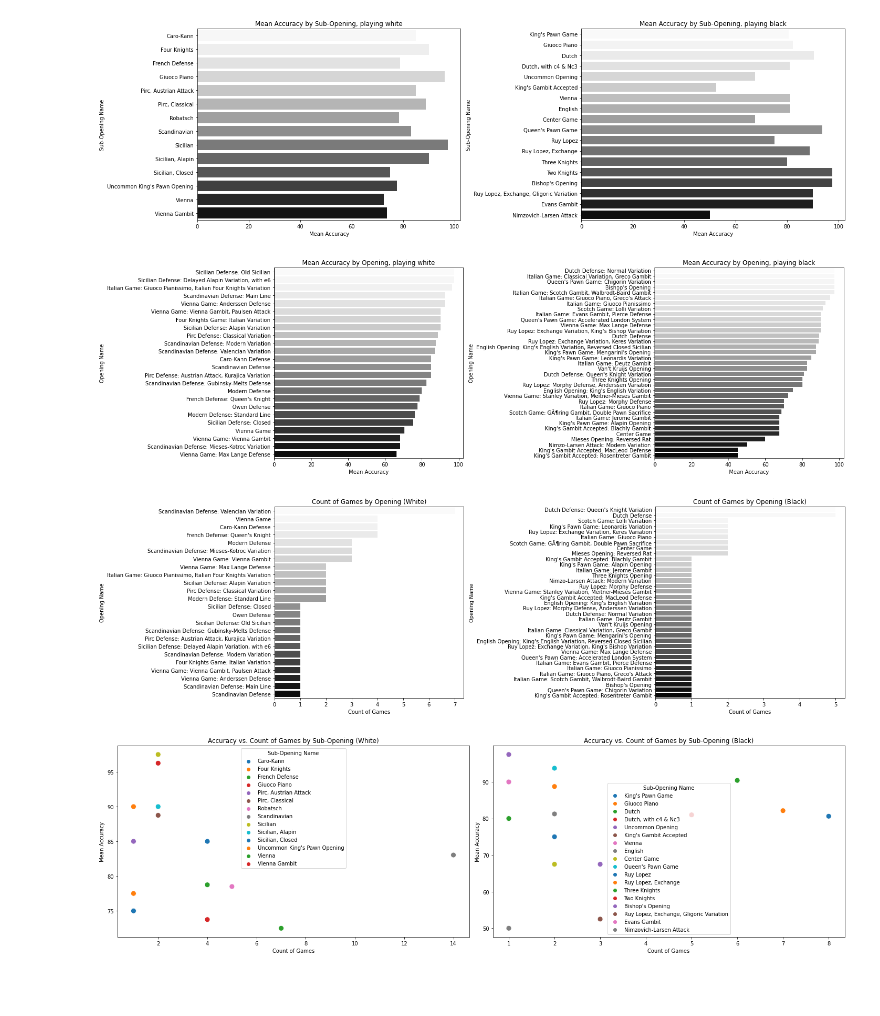
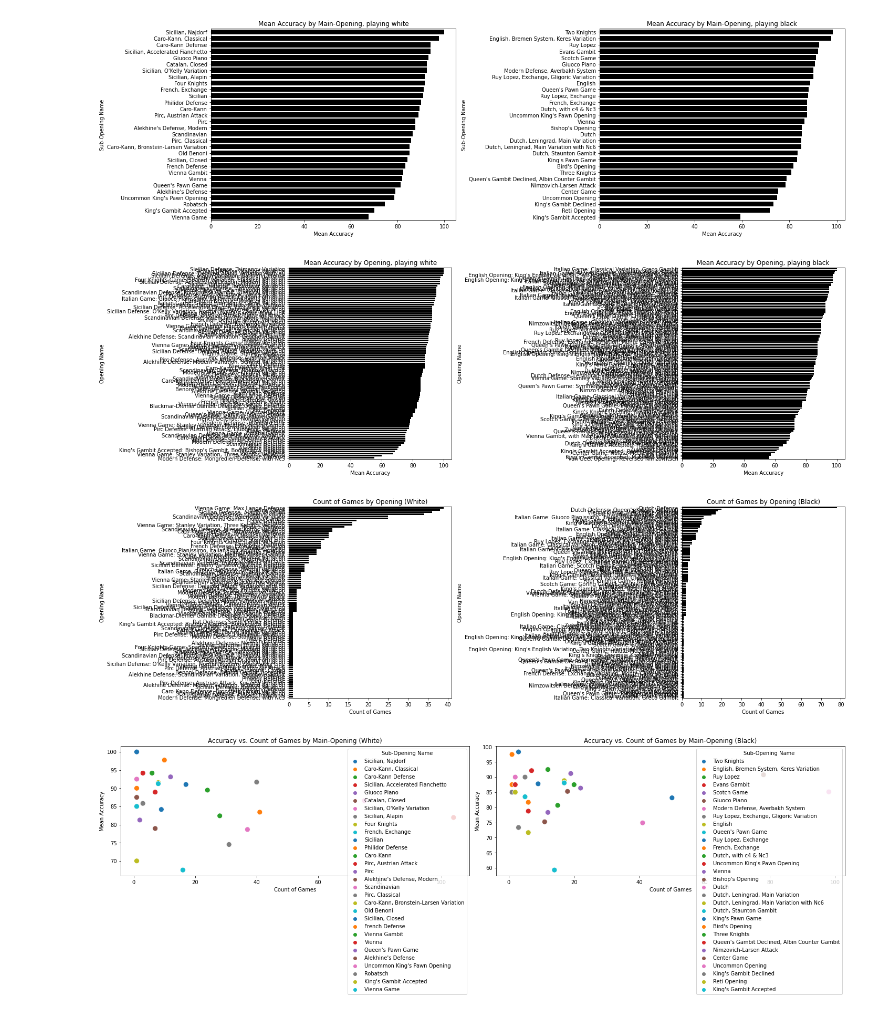
Before and after one commit to aobermuhlner/BigData_Chess_Project, a Jupyter notebook: notebooks/Visualizer.ipynb, the cells around one changed output. Cells and saved outputs as stored; diff of their text form; code cells hidden in the pictures; blank space fills up the shorter version.

```diff
--- a/notebooks/Visualizer.ipynb
+++ b/notebooks/Visualizer.ipynb
@@ -14,12 +14,9 @@ import matplotlib.pyplot as plt
 import seaborn as sns
 # %%
 # laod in games
-games = pd.read_json("../../testData/games.json", orient='records', lines=True)
-with open("../../testData/games_analysis.json", "r") as file:
+games = pd.read_json("../../testData/games_1000.json", orient='records', lines=True)
+with open("../../testData/games_analysis_1000.json", "r") as file:
     games_analysis = json.load(file)
 games_analysis = [pd.DataFrame(records) for records in games_analysis]
-
-# laod in eco
-games = pd.read_json("../../testData/ECO.csv", orient='records', lines=True)
 # %%
 eco = pd.read_csv("../../testData/ECO.csv")
@@ -101,10 +118,10 @@ https://lichess.org/W4qIfyPj#4
 # %%
-games_white = games[0:100][games['player_color'] == "White"]
+games_white = games[0:1000][games['player_color'] == "White"]
 agg_color_opening = games_white.groupby(['player_color', 'opening_name']).size().reset_index(name='count')
 agg_color_opening_score = games_white.groupby(['opening_name', 'score']).size().reset_index(name='count')
 
 
-games_black = games[0:100][games['player_color'] == "Black"]
+games_black = games[0:1000][games['player_color'] == "Black"]
 agg_color_opening = games_black.groupby(['player_color', 'opening_name']).size().reset_index(name='count')
 agg_color_opening_score = games_black.groupby(['opening_name', 'score']).size().reset_index(name='count')
 
@@ -161,36 +178,39 @@ b_agg_accuracy_main_opening = b_agg_accuracy_main_opening.sort_values('count', a
 agg_accuracy_opening = agg_accuracy_opening.sort_values('mean_accuracy', ascending=False)
 agg_accuracy_opening_black = agg_accuracy_opening_black.sort_values('mean_accuracy', ascending=False)
 
+w_agg_accuracy_main_opening = w_agg_accuracy_main_opening.sort_values('mean_accuracy', ascending=False)
+b_agg_accuracy_main_opening = b_agg_accuracy_main_opening.sort_values('mean_accuracy', ascending=False)
+
+
 fig, (ax1, ax2) = plt.subplots(1, 2, figsize=(20, 6))
 
 # Plot for playing white, using 'sub_opening_name'
-sns.barplot(x='mean_accuracy', y='sub_opening_name', data=w_agg_accuracy_main_opening, palette='Greys', ax=ax1)
-ax1.set_title('Mean Accuracy by Sub-Opening, playing white')
+sns.barplot(x='mean_accuracy', y='sub_opening_name', data=w_agg_accuracy_main_opening, color='black', ax=ax1)
+ax1.set_title('Mean Accuracy by Main-Opening, playing white')
 ax1.set_xlabel('Mean Accuracy')
 ax1.set_ylabel('Sub-Opening Name')
 
 # Plot for playing black, using 'sub_opening_name'
-sns.barplot(x='mean_accuracy', y='sub_opening_name', data=b_agg_accuracy_main_opening, palette='Greys', ax=ax2)
-ax2.set_title('Mean Accuracy by Sub-Opening, playing black')
+sns.barplot(x='mean_accuracy', y='sub_opening_name', data=b_agg_accuracy_main_opening, color='black', ax=ax2)
+ax2.set_title('Mean Accuracy by Main-Opening, playing black')
 ax2.set_xlabel('Mean Accuracy')
 ax2.set_ylabel('Sub-Opening Name')
 
 plt.tight_layout()
 plt.show()
-
 #PLOTS WHITE
 
 agg_accuracy_opening = agg_accuracy_opening.sort_values('mean_accuracy', ascending=False)
 agg_accuracy_opening_black = agg_accuracy_opening_black.sort_values('mean_accuracy', ascending=False)
 fig, (ax1, ax2) = plt.subplots(1, 2, figsize=(20, 6))
 
-sns.barplot(x='mean_accuracy', y='opening_name', data=agg_accuracy_opening, palette='Greys', ax=ax1)
+sns.barplot(x='mean_accuracy', y='opening_name', data=agg_accuracy_opening, color='black', ax=ax1)
 ax1.set_title('Mean Accuracy by Opening, playing white')
 ax1.set_xlabel('Mean Accuracy')
 ax1.set_ylabel('Opening Name')
 
 black_palette = sns.light_palette("black", reverse=True, as_cmap=False)
-sns.barplot(x='mean_accuracy', y='opening_name', data=agg_accuracy_opening_black, palette='Greys', ax=ax2)
+sns.barplot(x='mean_accuracy', y='opening_name', data=agg_accuracy_opening_black, color='black', ax=ax2)
 ax2.set_title('Mean Accuracy by Opening, playing black')
 ax2.set_xlabel('Mean Accuracy')
 ax2.set_ylabel('Opening Name')
@@ -204,42 +224,42 @@ agg_accuracy_opening_black = agg_accuracy_opening_black.sort_values('count', asc
 fig, (ax1, ax2) = plt.subplots(1, 2, figsize=(20, 6))
 
 # Plot for white
-sns.barplot(x='count', y='opening_name', data=agg_accuracy_opening, palette='Greys', ax=ax1)
+sns.barplot(x='count', y='opening_name', data=agg_accuracy_opening, color='black', ax=ax1)
 ax1.set_title('Count of Games by Opening (White)')
 ax1.set_xlabel('Count of Games')
 ax1.set_ylabel('Opening Name')
 
 # Plot for black
-sns.barplot(x='count', y='opening_name', data=agg_accuracy_opening_black, palette='Greys', ax=ax2)
+sns.barplot(x='count', y='opening_name', data=agg_accuracy_opening_black, color='black', ax=ax2)
 ax2.set_title('Count of Games by Opening (Black)')
 ax2.set_xlabel('Count of Games')
 ax2.set_ylabel('Opening Name')
 
 plt.tight_layout()
 plt.show()
 
 
 # Scatterplot Amount of games and accuracy for grouped openings
 fig, (ax1, ax2) = plt.subplots(1, 2, figsize=(20, 6))
 
 # Scatter plot for playing white, with colors representing different sub-openings
 sns.scatterplot(x='count', y='mean_accuracy', hue='sub_opening_name', data=w_agg_accuracy_main_opening, ax=ax1, palette='tab10', s=100)  # Adjust s for size
-ax1.set_title('Accuracy vs. Count of Games by Sub-Opening (White)')
+ax1.set_title('Accuracy vs. Count of Games by Main-Opening (White)')
 ax1.set_xlabel('Count of Games')
 ax1.set_ylabel('Mean Accuracy')
 ax1.legend(title='Sub-Opening Name')
 
 # Scatter plot for playing black, with colors representing different sub-openings
 sns.scatterplot(x='count', y='mean_accuracy', hue='sub_opening_name', data=b_agg_accuracy_main_opening, ax=ax2, palette='tab10', s=100)  # Adjust s for size
-ax2.set_title('Accuracy vs. Count of Games by Sub-Opening (Black)')
+ax2.set_title('Accuracy vs. Count of Games by Main-Opening (Black)')
 ax2.set_xlabel('Count of Games')
 ax2.set_ylabel('Mean Accuracy')
 ax2.legend(title='Sub-Opening Name')
 
 plt.tight_layout()
 plt.show()
 # %% [output]
-[figure, old version]
+[figure, new version]
-[figure, old version]
+[figure, new version]
-[figure, old version]
+[figure, new version]
-[figure, old version]
+[figure, new version]
```
Also changed, not shown: parts of 5 cells of this notebook, 5 other files.
